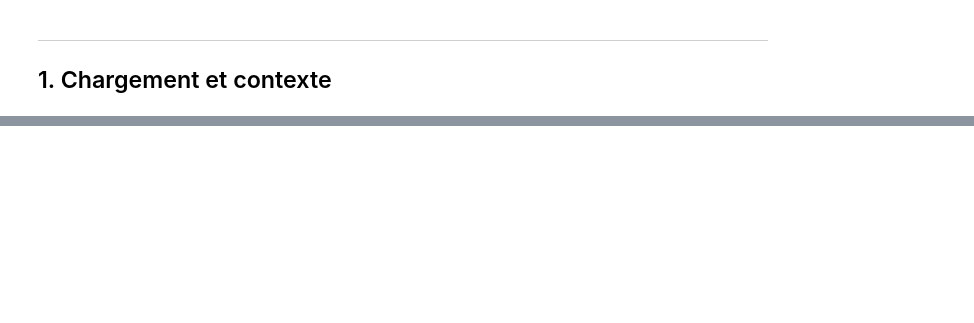
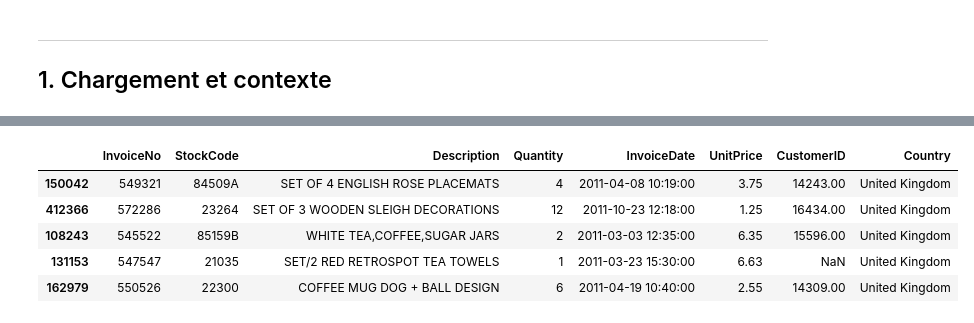
Before and after one commit to datapoli12/Segmentation-Client-E-commerce, a Jupyter notebook: notebooks/01_eda.ipynb, the cells around one changed output, grey strips where cells are left out. Saved outputs shown, nothing was run; the diff lists cells and outputs as text; code cells hidden in the pictures; blank space fills up the shorter version.

```diff
--- a/notebooks/01_eda.ipynb
+++ b/notebooks/01_eda.ipynb
@@ -47,6 +45,13 @@ print(f"Mémoire: {df.memory_usage(deep=True).sum() / 1e6:.1f} MB")
 # %%
 # Aperçu
-df.head()
+df.sample(5)
+# %% [output]
+|  | InvoiceNo | StockCode | Description | Quantity | InvoiceDate | UnitPrice | CustomerID | Country |
+| 150042 | 549321 | 84509A | SET OF 4 ENGLISH ROSE PLACEMATS | 4 | 2011-04-08 10:19:00 | 3.75 | 14243.00 | United Kingdom |
+| 412366 | 572286 | 23264 | SET OF 3 WOODEN SLEIGH DECORATIONS | 12 | 2011-10-23 12:18:00 | 1.25 | 16434.00 | United Kingdom |
+| 108243 | 545522 | 85159B | WHITE TEA,COFFEE,SUGAR JARS | 2 | 2011-03-03 12:35:00 | 6.35 | 15596.00 | United Kingdom |
+| 131153 | 547547 | 21035 | SET/2 RED RETROSPOT TEA TOWELS | 1 | 2011-03-23 15:30:00 | 6.63 | NaN | United Kingdom |
+| 162979 | 550526 | 22300 | COFFEE MUG DOG + BALL DESIGN | 6 | 2011-04-19 10:40:00 | 2.55 | 14309.00 | United Kingdom |
 # %%
 # Tableau récapitulatif contexte
 context = {
```
Also changed, not shown: parts of 43 cells of this notebook, 4 other files.
